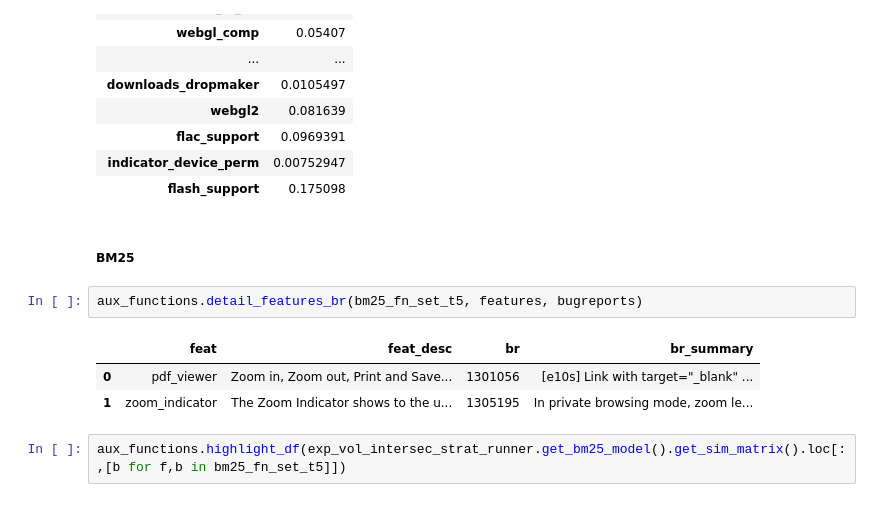
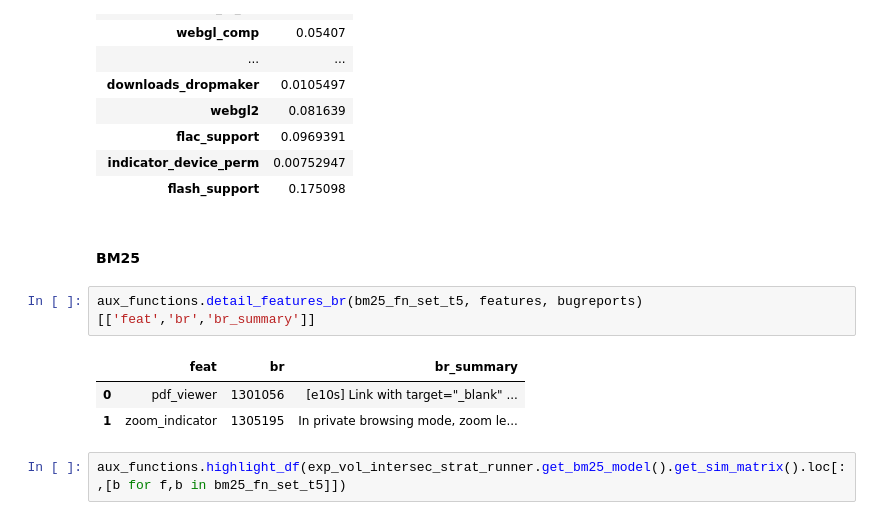
Before and after one commit to Pointpt/trace-link-recovery-study, a Jupyter notebook: notebooks/firefox_p2/feat_br_tracing/feat_br_runner.ipynb, the cells around one changed output. Saved outputs shown, nothing was run; the diff lists cells and outputs as text.

```diff
--- a/notebooks/firefox_p2/feat_br_tracing/feat_br_runner.ipynb
+++ b/notebooks/firefox_p2/feat_br_tracing/feat_br_runner.ipynb
@@ -505,13 +501,13 @@ aux_functions.highlight_df(exp_vol_intersec_strat_runner.get_lsi_model().get_sim
 | indicator_device_perm | 0.00752947 |
 | flash_support | 0.175098 |
 # %% [markdown]
-##### **BM25**
+#### **BM25**
 # %%
-aux_functions.detail_features_br(bm25_fn_set_t5, features, bugreports)
+aux_functions.detail_features_br(bm25_fn_set_t5, features, bugreports)[['feat','br','br_summary']]
 # %% [output]
-|  | feat | feat_desc | br | br_summary |
-| 0 | pdf_viewer | Zoom in, Zoom out, Print and Save... | 1301056 | [e10s] Link with target="_blank" ... |
-| 1 | zoom_indicator | The Zoom Indicator shows to the u... | 1305195 | In private browsing mode, zoom le... |
+|  | feat | br | br_summary |
+| 0 | pdf_viewer | 1301056 | [e10s] Link with target="_blank" ... |
+| 1 | zoom_indicator | 1305195 | In private browsing mode, zoom le... |
 # %%
 aux_functions.highlight_df(exp_vol_intersec_strat_runner.get_bm25_model().get_sim_matrix().loc[:,[b for f,b in bm25_fn_set_t5]])
 # %% [output]
```
Also changed, not shown: parts of 22 cells of this notebook, 1 other file.
